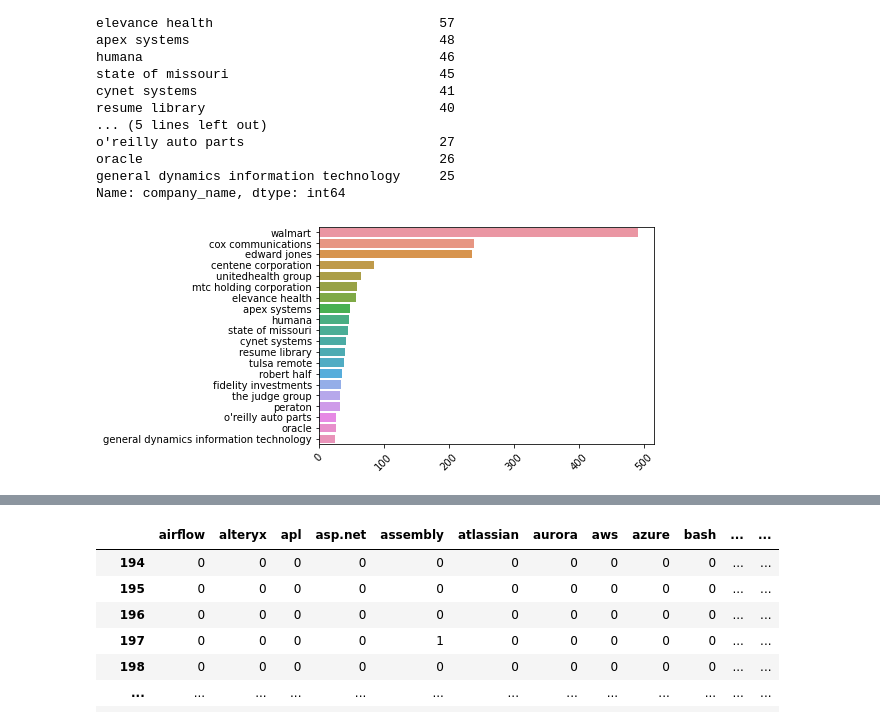
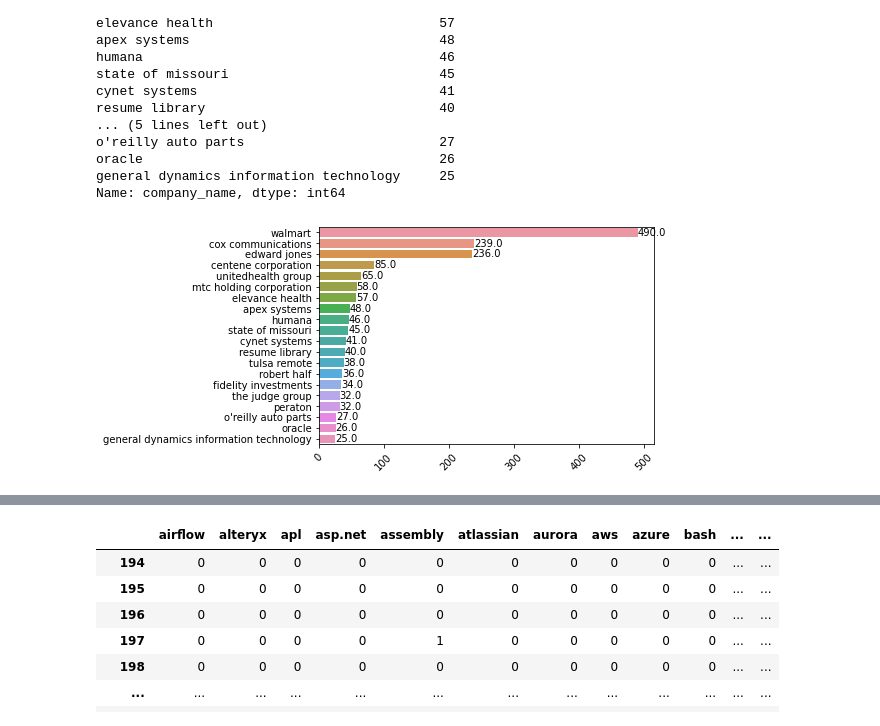
Before and after one commit to F-said/cert-quick-picks, a Jupyter notebook: mvp/eda.ipynb, the cells around one changed output, grey strips where cells are left out. Cells and saved outputs as stored; diff of their text form; code cells hidden in the pictures.

```diff
--- a/mvp/eda.ipynb
+++ b/mvp/eda.ipynb
@@ -103,8 +112,9 @@ oracle                                      26
 general dynamics information technology     25
 Name: company_name, dtype: int64
 # %%
-sns.barplot(x = top_comp.values, y = top_comp.index)
+ax = sns.barplot(x = top_comp.values, y = top_comp.index)
+ax.bar_label(ax.containers[0], fmt='%.1f')
 plt.xticks(rotation=45)
-plt.show()
+plt.savefig("../resources/images/company_bar.png")
 # %% [output]
-[figure, old version]
+[figure, new version]
```
Also changed, not shown: parts of 31 cells of this notebook, 25 other files.
